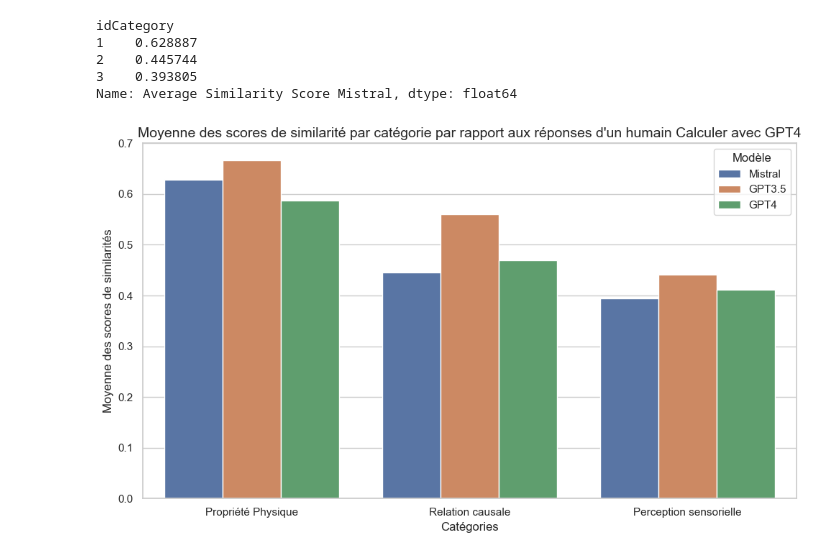
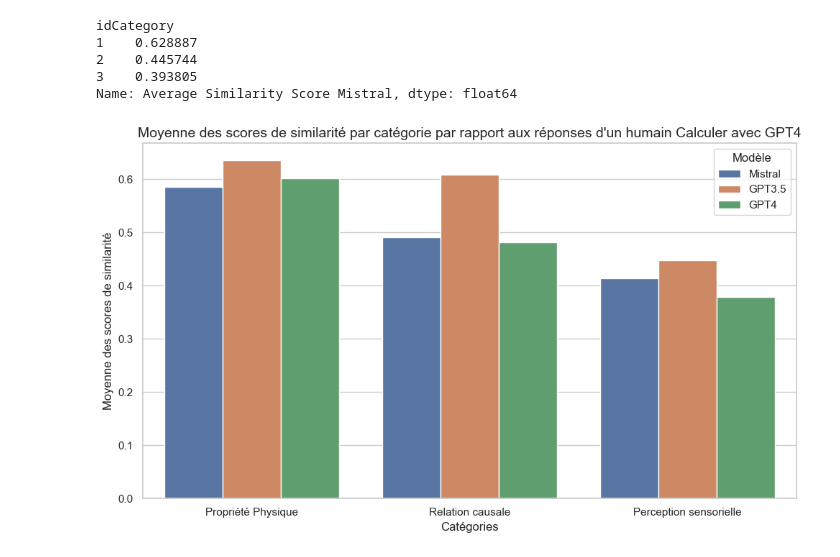
Before and after one commit to gbertin12/sensory-perception-LLMs, a Jupyter notebook: PROCESSING/data_processing_with_gpt.ipynb, the cells around one changed output. Drawn from its saved outputs; the diff is of its cells as text; code cells hidden in the pictures.

```diff
--- a/PROCESSING/data_processing_with_gpt.ipynb
+++ b/PROCESSING/data_processing_with_gpt.ipynb
@@ -110,38 +112,42 @@ Name: Average Similarity Score Mistral, dtype: float64
 # %%
 import matplotlib.pyplot as plt
 import seaborn as sns
+import pandas as pd
+
+# upload data
+df = pd.read_json('../DATA/questions_result_GPT4.json')
 
 # Calculer les moyennes par catégorie
 mean_mistral = df.groupby('idCategory')['Average Similarity Score Mistral'].mean()
 mean_gpt3 = df.groupby('idCategory')['Average Similarity Score GPT3'].mean()
 mean_gpt4 = df.groupby('idCategory')['Average Similarity Score GPT4'].mean()
 
 categories = ["Propriété Physique", "Relation causale", "Perception sensorielle"]
 
 # Créer un DataFrame pour le graphique
 comparison_df = pd.DataFrame({
 	"Category": categories,
     "Mistral": mean_mistral,
     "GPT3.5": mean_gpt3,
     "GPT4": mean_gpt4
 })
 
 # Préparer les données pour un graphique en barres
 comparison_df_melted = comparison_df.melt(id_vars="Category", var_name="Model", value_name="Similarity Score")
 
 # Tracer le graphique avec Seaborn
 sns.set_theme(style="whitegrid")
 plt.figure(figsize=(10, 6))
 ax = sns.barplot(data=comparison_df_melted, x="Category", y="Similarity Score", hue="Model")
 
 # Ajouter des labels et un titre
 ax.set_title("Moyenne des scores de similarité par catégorie par rapport aux réponses d'un humain Calculer avec GPT4", fontsize=14)
 ax.set_xlabel("Catégories", fontsize=12)
-ax.set_ylabel("Moyenne des scores de similarités", fontsize=12)
+ax.set_ylabel("Moyenne des scores de similarité", fontsize=12)
 plt.legend(title="Modèle")
 plt.tight_layout()
 
 # Afficher le graphique
 plt.show()
 # %% [output]
-[figure, old version]
+[figure, new version]
```
Also changed, not shown: parts of 2 cells of this notebook, 8 other files.
